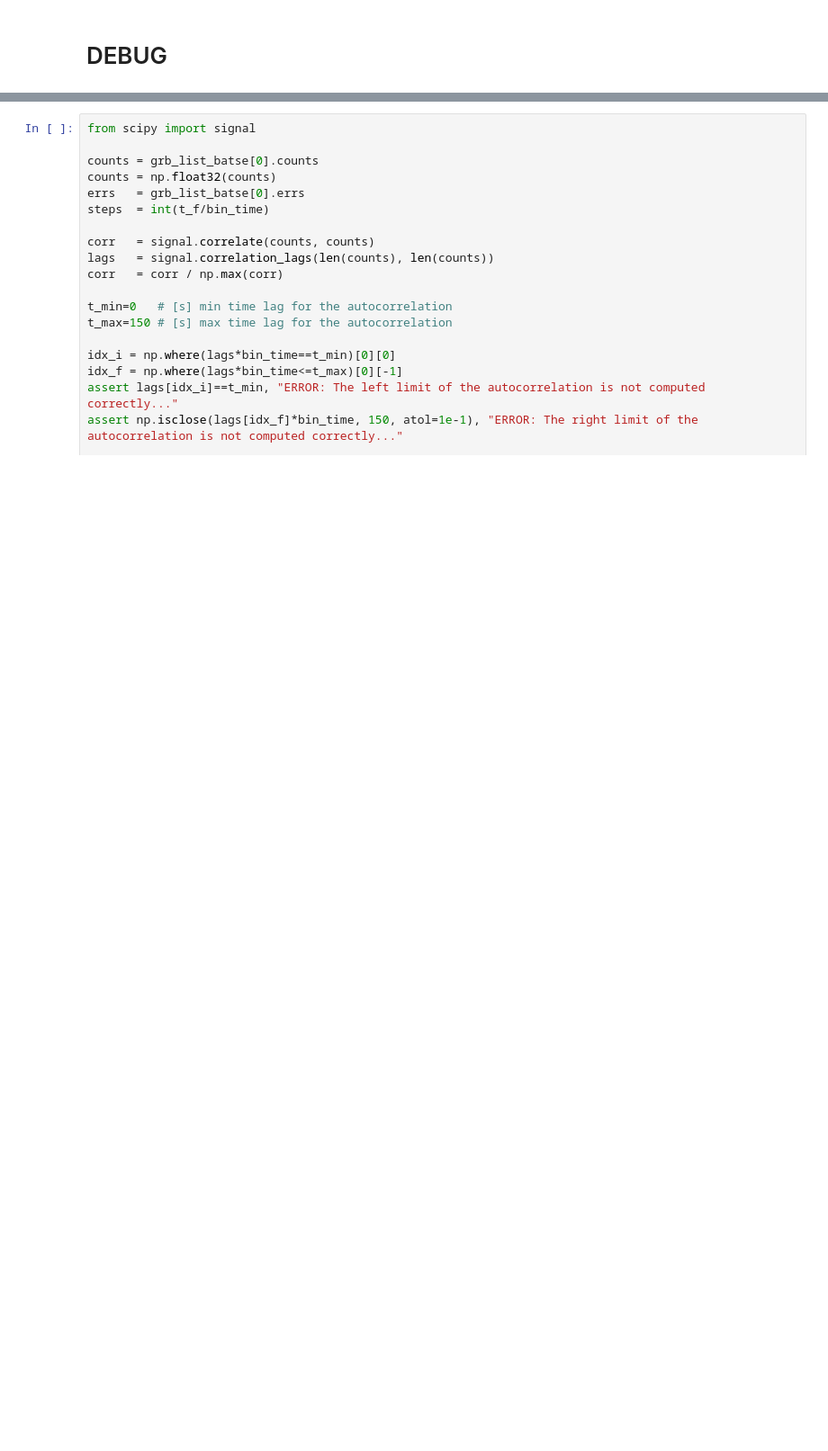
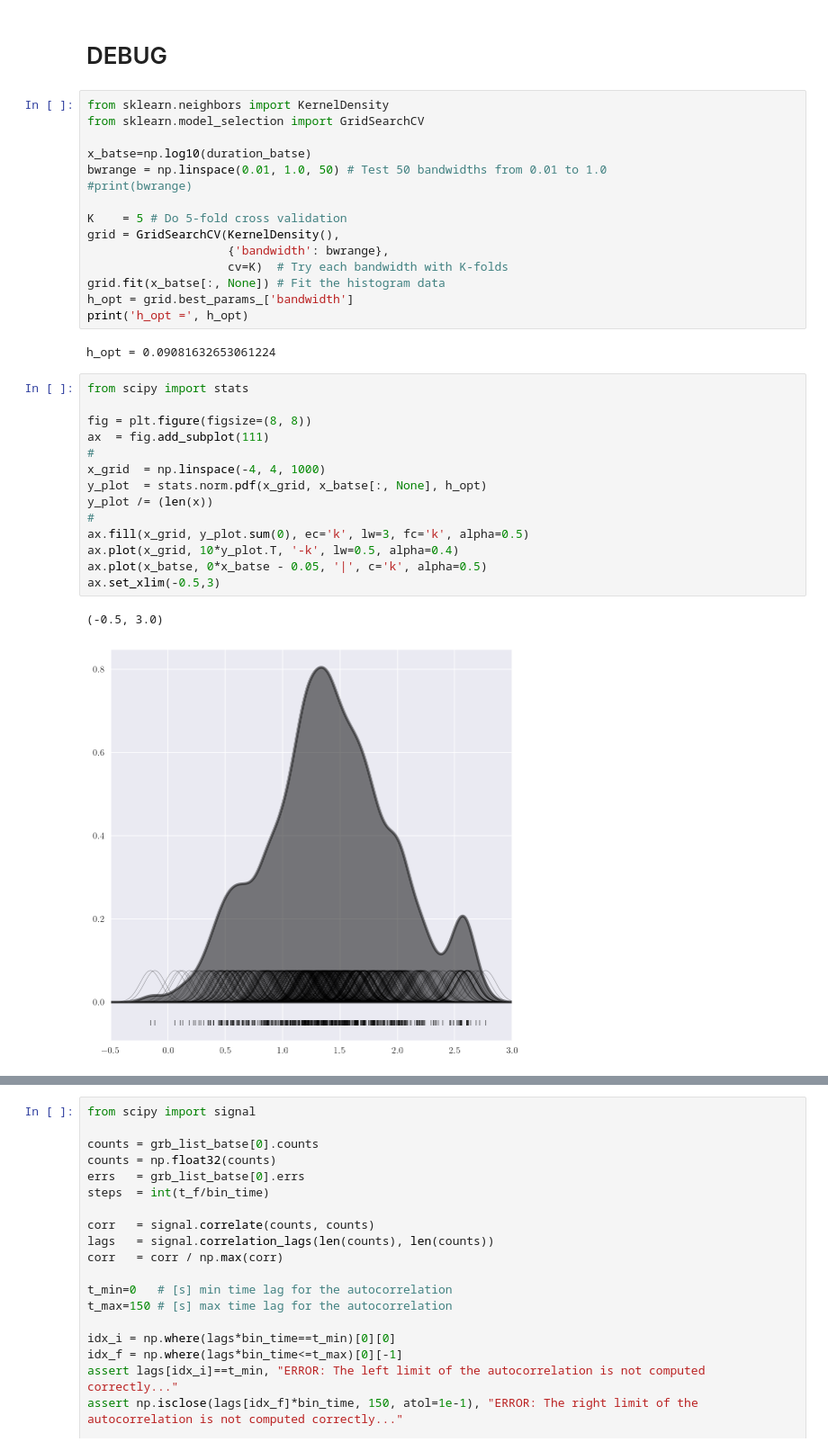
Before and after one commit to romanomaccary/geneticgrbs_v2, a Jupyter notebook: statistical_test/Real_GRBs_Test.ipynb, the cells around one changed output, grey strips where cells are left out. Shown at 90% size. Saved outputs shown, nothing was run; the diff lists cells and outputs as text; blank space fills up the shorter version.

Commit message:
added in the section DEBUG an alternative way to visualize the density estimate for the duration of the GRBs, namely, through a KDE technique

```diff
--- a/statistical_test/Real_GRBs_Test.ipynb
+++ b/statistical_test/Real_GRBs_Test.ipynb
@@ -700,3 +702,37 @@ plt.show()
 [figure]
 # %% [markdown]
 # DEBUG
+# %%
+from sklearn.neighbors import KernelDensity
+from sklearn.model_selection import GridSearchCV
+
+x_batse=np.log10(duration_batse)
+bwrange = np.linspace(0.01, 1.0, 50) # Test 50 bandwidths from 0.01 to 1.0
+#print(bwrange)
+
+K    = 5 # Do 5-fold cross validation
+grid = GridSearchCV(KernelDensity(),
+                    {'bandwidth': bwrange},
+                    cv=K)  # Try each bandwidth with K-folds
+grid.fit(x_batse[:, None]) # Fit the histogram data
+h_opt = grid.best_params_['bandwidth']
+print('h_opt =', h_opt)
+# %% [output]
+h_opt = 0.09081632653061224
+# %%
+from scipy import stats
+
+fig = plt.figure(figsize=(8, 8))
+ax  = fig.add_subplot(111)
+#
+x_grid  = np.linspace(-4, 4, 1000)
+y_plot  = stats.norm.pdf(x_grid, x_batse[:, None], h_opt)
+y_plot /= (len(x))
+#
+ax.fill(x_grid, y_plot.sum(0), ec='k', lw=3, fc='k', alpha=0.5)
+ax.plot(x_grid, 10*y_plot.T, '-k', lw=0.5, alpha=0.4)
+ax.plot(x_batse, 0*x_batse - 0.05, '|', c='k', alpha=0.5)
+ax.set_xlim(-0.5,3)
+# %% [output]
+(-0.5, 3.0)
+[figure, added]
```
Also changed, not shown: parts of 4 cells of this notebook.
